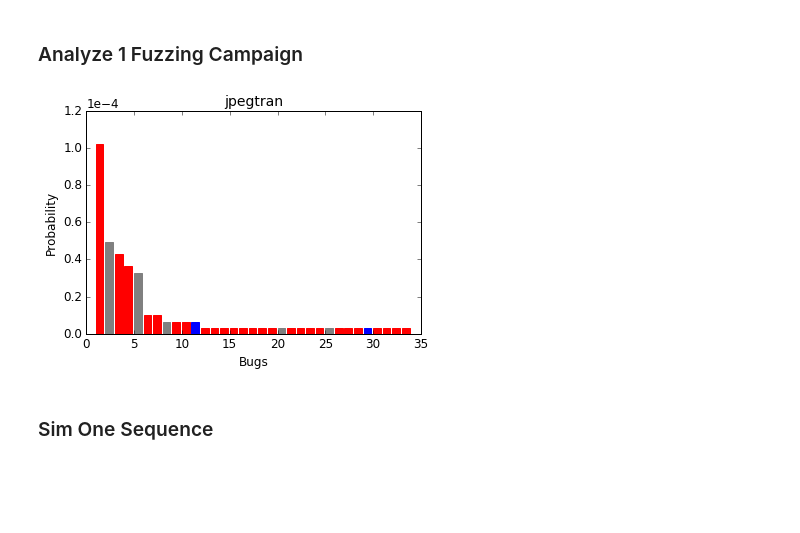
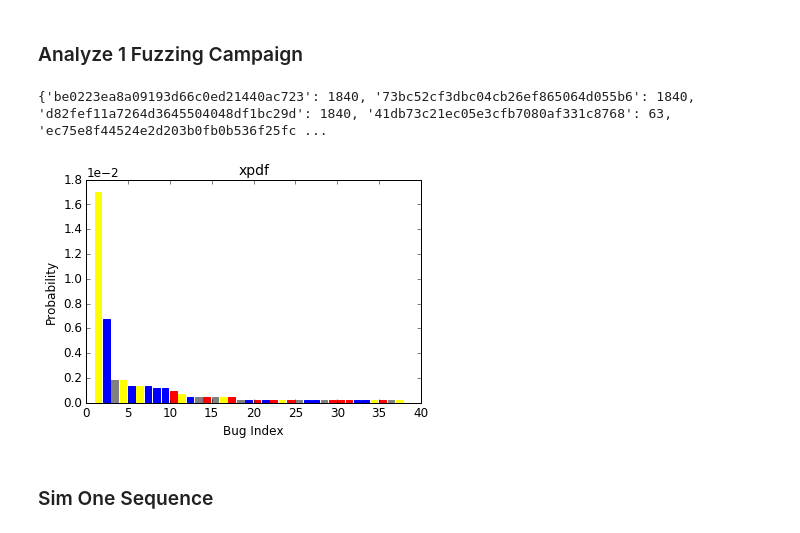
Before and after one commit to movingname/fuzzingModel, a Jupyter notebook: scripts/main_analysis.ipynb, the cells around one changed output. Saved outputs shown, nothing was run; the diff lists cells and outputs as text; code cells hidden in the pictures; blank space fills up the shorter version.

```diff
--- a/scripts/main_analysis.ipynb
+++ b/scripts/main_analysis.ipynb
@@ -298,13 +363,14 @@ Below are outdated or experimental code
 # %% [markdown]
 ### Analyze 1 Fuzzing Campaign
 # %%
-target = "jpegtran"
+target = "xpdf"
 
-corrData, fuzz_info, fuzz_bug_accu, seed_info = analyze_one_campaign(target, chart="bar", alpha_cached=True)
+corrData, fuzz_info, fuzz_bug_accu, bug_discovery_runs, seed_info = analyze_one_campaign(target, chart="bar", alpha_cached=True)
 
-# print(fuzz_info)
+print(bug_discovery_runs)
 # %% [output]
+{'be0223ea8a09193d66c0ed21440ac723': 1840, '73bc52cf3dbc04cb26ef865064d055b6': 1840, 'd82fef11a7264d3645504048df1bc29d': 1840, '41db73c21ec05e3cfb7080af331c8768': 63, 'ec75e8f44524e2d203b0fb0b536f25fc ...
-[figure, old version]
+[figure, new version]
 # %% [markdown]
 ### Sim One Sequence
 # %%
```
Also changed, not shown: parts of 7 cells of this notebook, 3 other files.
